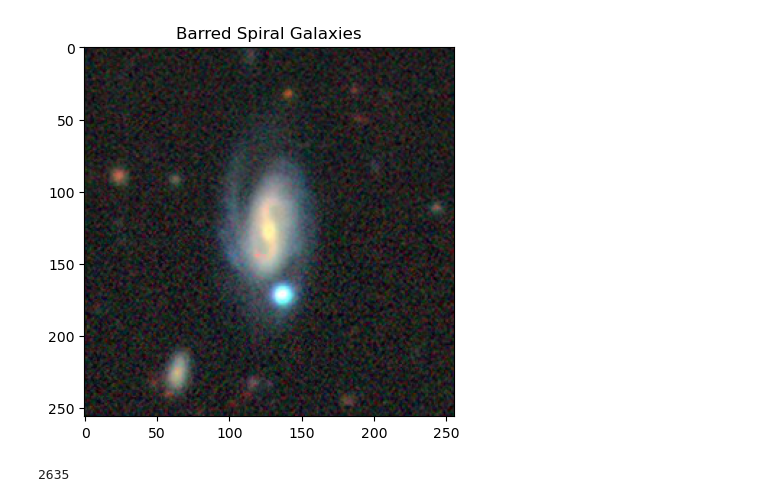
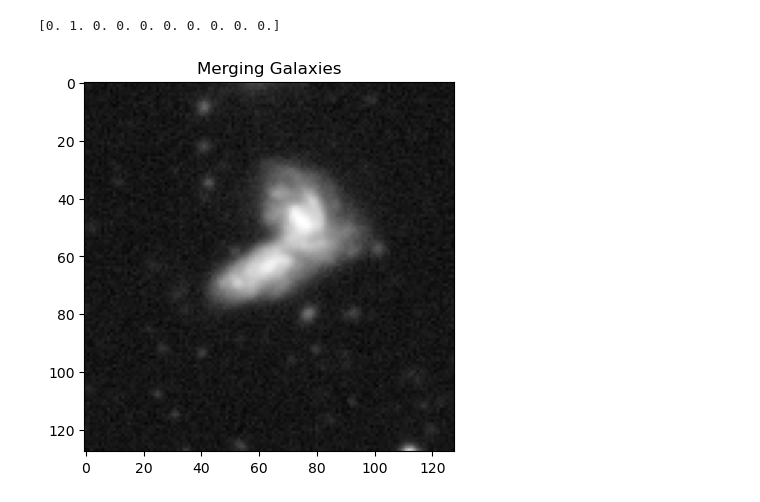
Before and after one commit to Chemafiz/GAN-galaxy-images, a Jupyter notebook: model_pipeline.ipynb, the cells around one changed output. Saved outputs shown, nothing was run; the diff lists cells and outputs as text; code cells hidden in the pictures.

```diff
--- a/model_pipeline.ipynb
+++ b/model_pipeline.ipynb
@@ -34,3 +53,12 @@ labels_names = ["Disturbed Galaxies", "Merging Galaxies", "Round Smooth Galaxies
+# %%
+%%time
+resized_images = np.zeros((17736, 64, 64, 3), dtype=np.uint8)
+
+# Iteracja po każdym obrazie w oryginalnej tablicy i zmniejszenie go do 64x64
+for i in range(images.shape[0]):
+    original_image = images[i]
+    resized_image = cv2.resize(original_image, (64, 64), interpolation=cv2.INTER_AREA)
+    images[i] = resized_image
 # %%
 # with h5py.File('Galaxy10_DECals.h5', 'r') as h5_file:
 #     # Odczytaj dane ze zbiorów danych
@@ -52,3 +80,17 @@ labels_names = ["Disturbed Galaxies", "Merging Galaxies", "Round Smooth Galaxies
 # }
 
 # df = pd.DataFrame(data_dict)
+# %%
+%%time
+# resize and convertion to grayscale
+resized_gray_images = np.zeros((17736, 128, 128), dtype=np.uint8)
+
+# Iteracja po każdym obrazie w oryginalnej tablicy i zmniejszenie go do 64x64
+for i in range(images.shape[0]):
+    original_image = images[i]
+    resized_image = cv2.resize(original_image, (128, 128), interpolation=cv2.INTER_AREA)
+    gray_image = cv2.cvtColor(resized_image, cv2.COLOR_BGR2GRAY)
+    resized_gray_images[i] = gray_image
+
+images = resized_gray_images
+del resized_gray_images
@@ -55,10 +100,15 @@ labels_names = ["Disturbed Galaxies", "Merging Galaxies", "Round Smooth Galaxies
 # %%
-temp_index = random.randint(0,10000)
-plt.imshow(images[temp_index].astype(np.int32))
-plt.title(labels_names[np.where(labels[temp_index] == 1)[0][0]])
-plt.show()
+def show_image(index):
+    plt.imshow(images[index].astype(np.int16), cmap="gray")
+    plt.title(labels_names[np.where(labels[index] == 1)[0][0]])
+    print(labels[index])
+    plt.show()
+
+show_image(2430)
 # %% [output]
+[0. 1. 0. 0. 0. 0. 0. 0. 0. 0.]
-[figure, old version]
+[figure, new version]
 # %%
+scaler = MinMaxScaler()
+X_train = scaler.fit_transform(images.reshape(-1, 128*128))
+X_train = X_train.reshape(-1, 128, 128)
-# %% [output]
-2635
```
Also changed, not shown: parts of 7 cells of this notebook.
